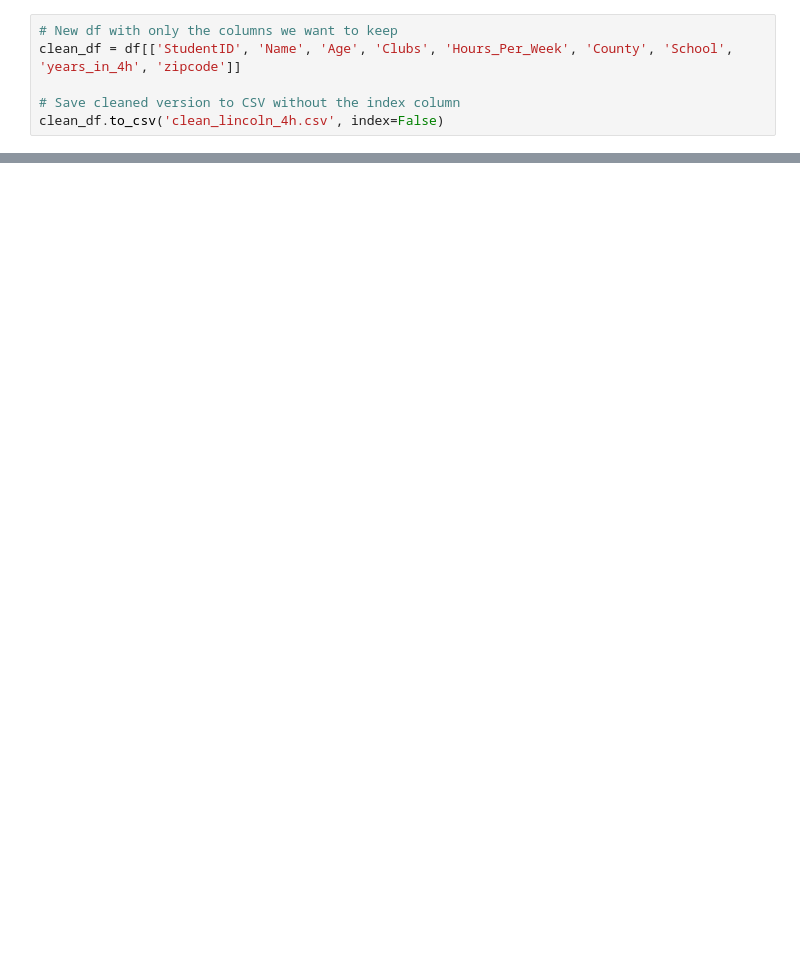
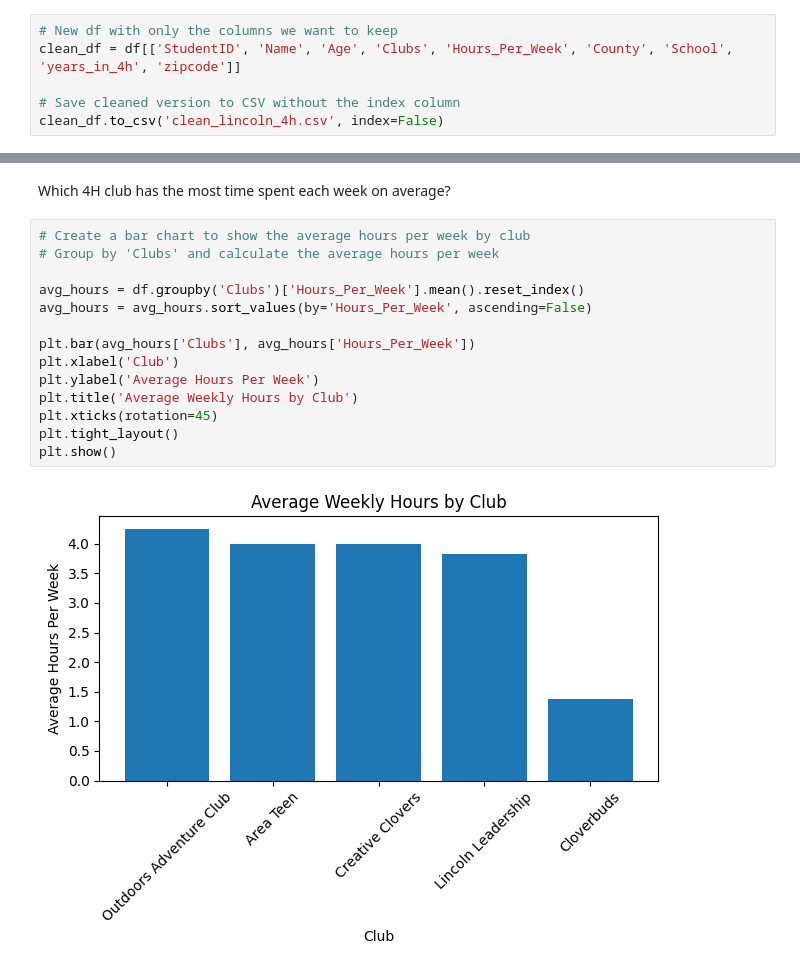
Before and after one commit to KCrowe03/KY-4H-Data-Visualization, a Jupyter notebook: Notebooks/lincoln_4h_analysis.ipynb, the cells around one changed output, grey strips where cells are left out. Cells and saved outputs as stored; diff of their text form; blank space fills up the shorter version.

```diff
--- a/Notebooks/lincoln_4h_analysis.ipynb
+++ b/Notebooks/lincoln_4h_analysis.ipynb
@@ -66,0 +125,18 @@ clean_df.to_csv('clean_lincoln_4h.csv', index=False)
+# %% [markdown]
+Which 4H club has the most time spent each week on average?
+# %%
+# Create a bar chart to show the average hours per week by club
+# Group by 'Clubs' and calculate the average hours per week
+
+avg_hours = df.groupby('Clubs')['Hours_Per_Week'].mean().reset_index()
+avg_hours = avg_hours.sort_values(by='Hours_Per_Week', ascending=False)
+
+plt.bar(avg_hours['Clubs'], avg_hours['Hours_Per_Week'])
+plt.xlabel('Club')
+plt.ylabel('Average Hours Per Week')
+plt.title('Average Weekly Hours by Club')
+plt.xticks(rotation=45)
+plt.tight_layout()
+plt.show()
+# %% [output]
+[figure, added]
```
Also changed, not shown: parts of 8 cells of this notebook.
